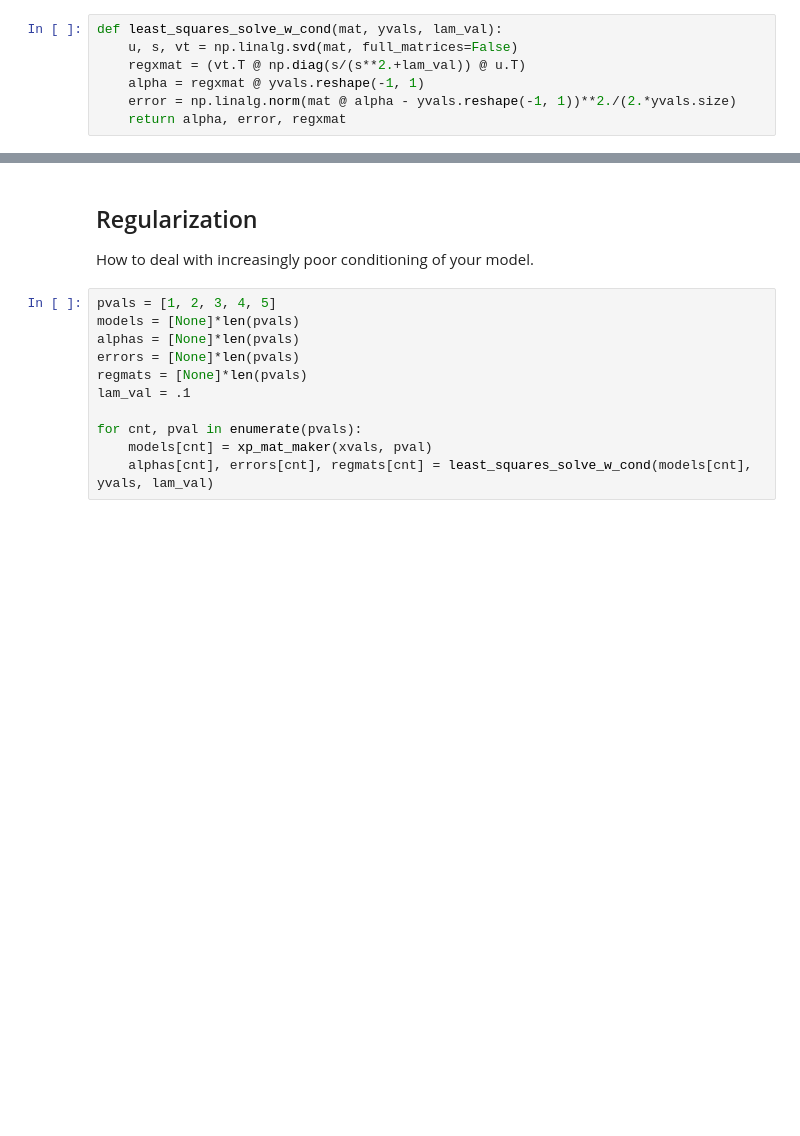
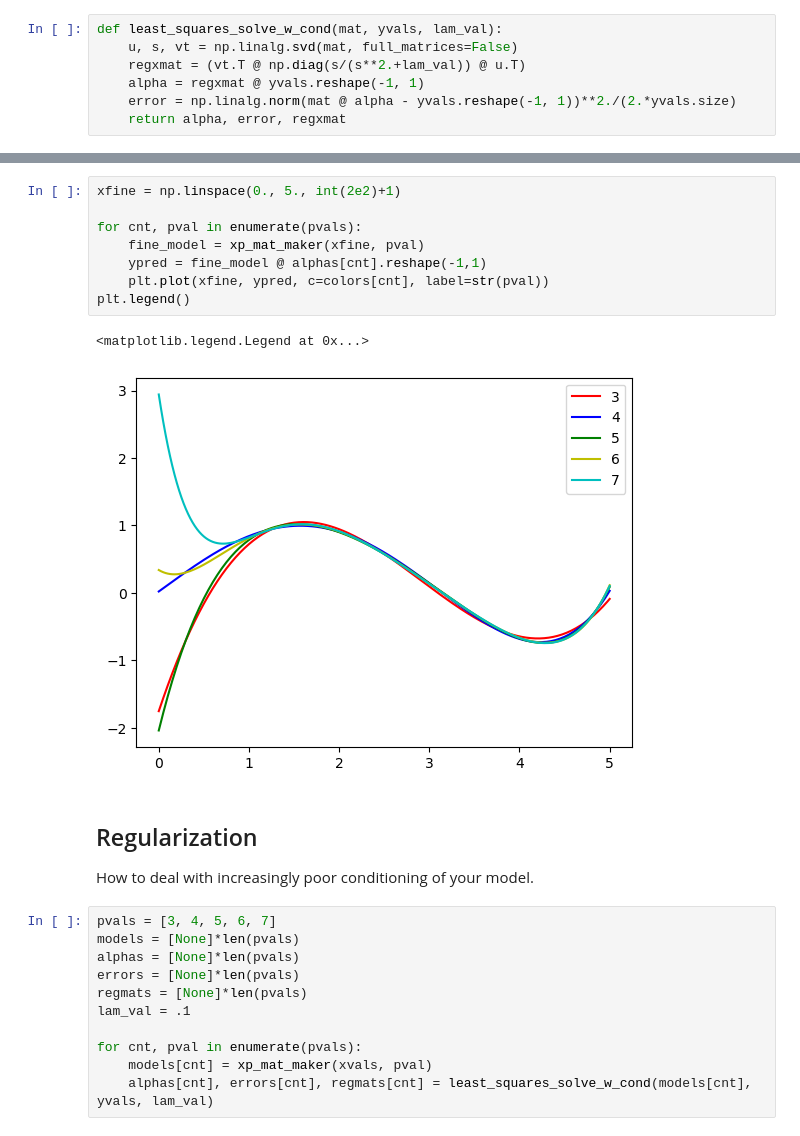
Before and after one commit to cwcurtis/MATH-596-Mathematical-Data-Science, a Jupyter notebook: Lecture_Notes/Regression_and_Regularization_Part_One.ipynb, the cells around one changed output, grey strips where cells are left out. Drawn from its saved outputs; the diff is of its cells as text; blank space fills up the shorter version.

```diff
--- a/Lecture_Notes/Regression_and_Regularization_Part_One.ipynb
+++ b/Lecture_Notes/Regression_and_Regularization_Part_One.ipynb
@@ -81,9 +81,20 @@ for jj in range(len(pvals)):
+# %%
+xfine = np.linspace(0., 5., int(2e2)+1)
+
+for cnt, pval in enumerate(pvals):
+    fine_model = xp_mat_maker(xfine, pval)
+    ypred = fine_model @ alphas[cnt].reshape(-1,1)
+    plt.plot(xfine, ypred, c=colors[cnt], label=str(pval))
+plt.legend()
+# %% [output]
+<matplotlib.legend.Legend at 0x...>
+[figure, added]
 # %% [markdown]
 ## Regularization
 
 How to deal with increasingly poor conditioning of your model.
 # %%
-pvals = [1, 2, 3, 4, 5]
+pvals = [3, 4, 5, 6, 7]
 models = [None]*len(pvals)
 alphas = [None]*len(pvals)
 errors = [None]*len(pvals)
```
Also changed, not shown: parts of 7 cells of this notebook.
